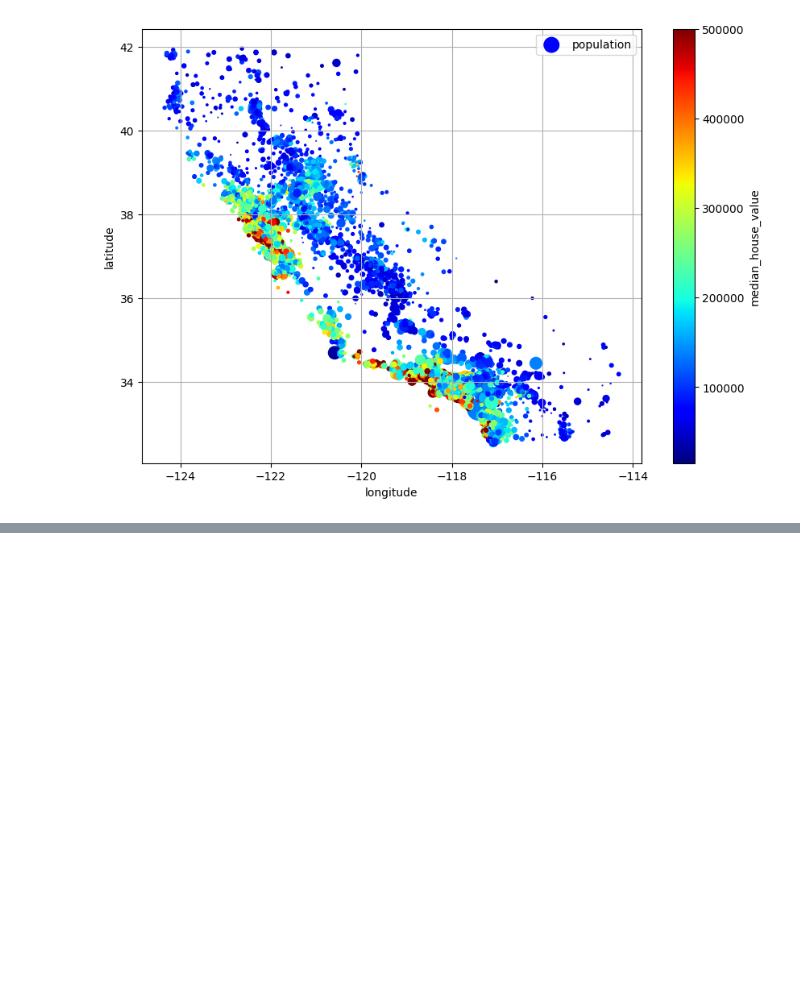
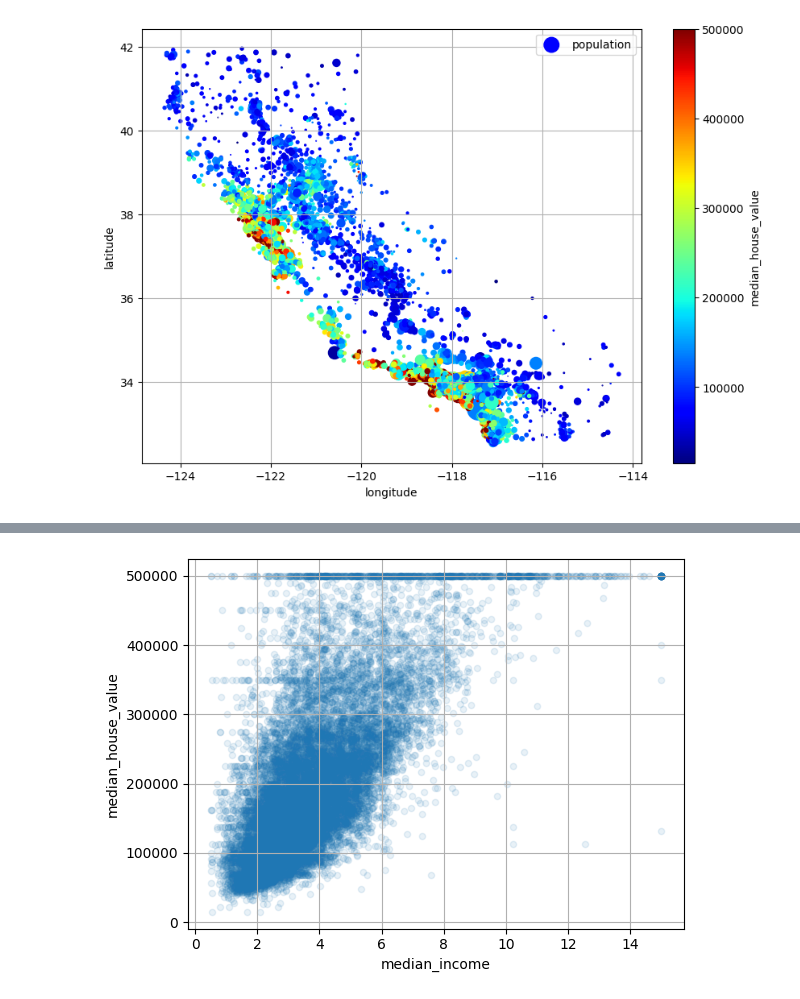
Before and after one commit to Ehteesham/Machine-Learning-Projects, a Jupyter notebook: California House Price/model.ipynb, the cells around one changed output, grey strips where cells are left out. Drawn from its saved outputs; the diff is of its cells as text; code cells hidden in the pictures; blank space fills up the shorter version.

```diff
--- a/California House Price/model.ipynb
+++ b/California House Price/model.ipynb
@@ -173,0 +227,6 @@ plt.show()
+# %%
+# Plotting Scatter plot with respect to median_income because it has High correlation
+df_numeric.plot(kind = 'scatter', x='median_income', y='median_house_value', alpha = 0.1, grid=True)
+plt.show()
+# %% [output]
+[figure, added]
```
Also changed, not shown: parts of 8 cells of this notebook.
